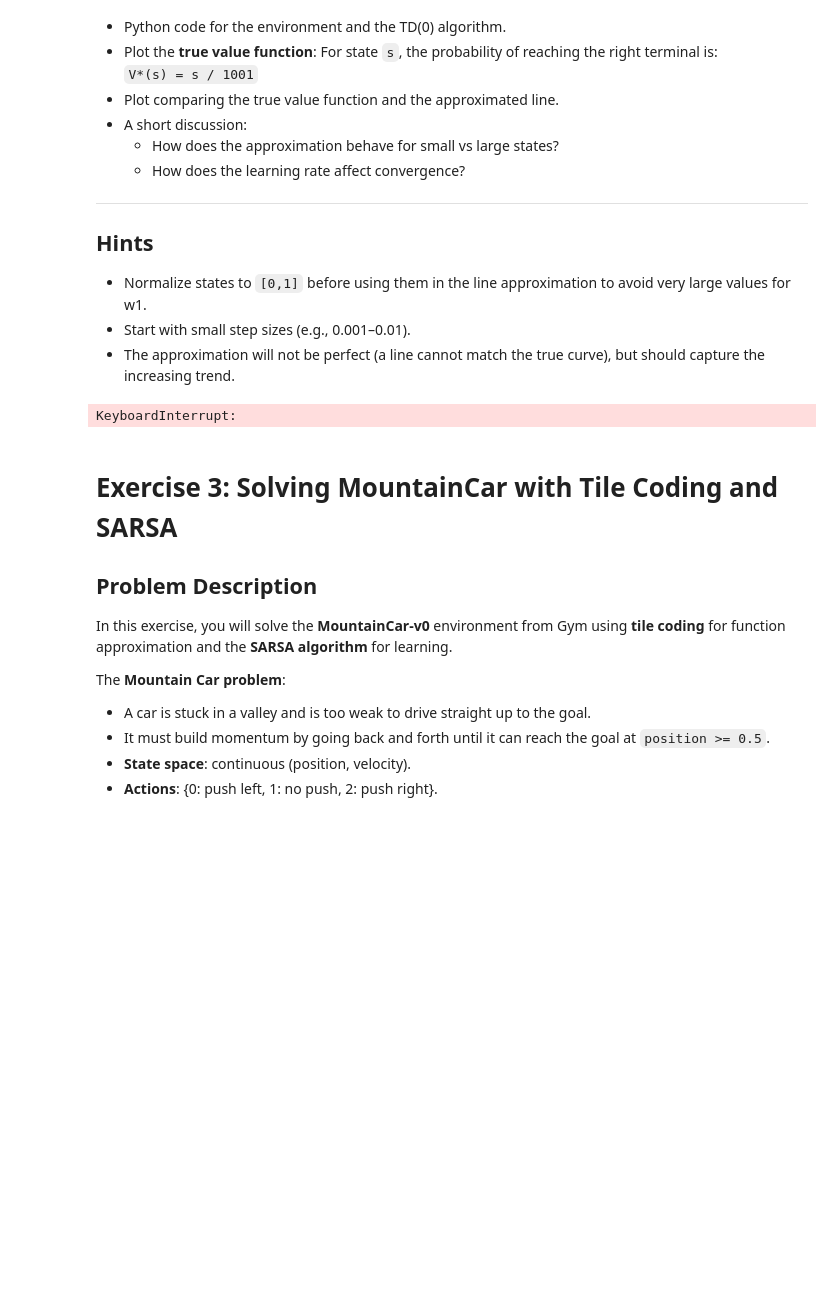
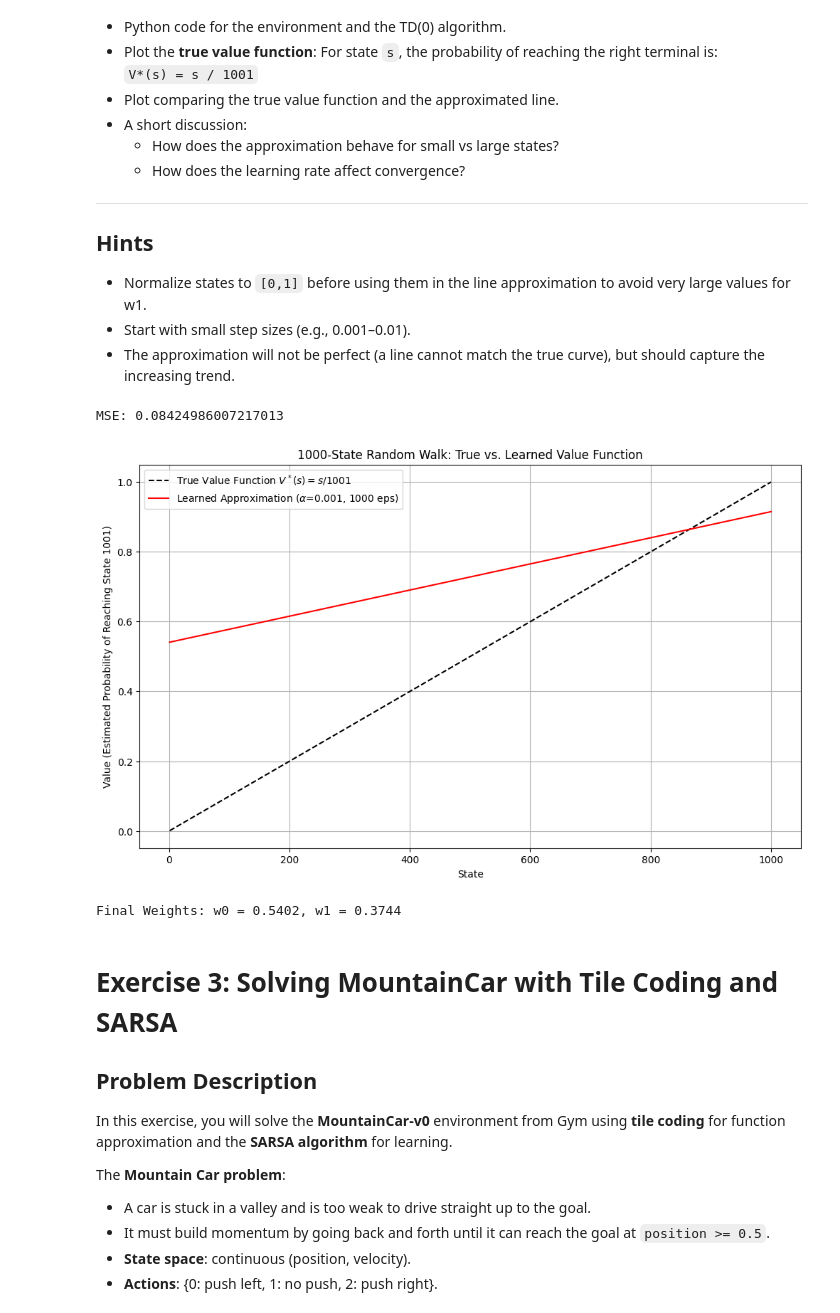
Before and after one commit to subhadeepk/cse437-assignments, a Jupyter notebook: lab5_approximation.ipynb, the cells around one changed output. Drawn from its saved outputs; the diff is of its cells as text; code cells hidden in the pictures; blank space fills up the shorter version.

```diff
--- a/lab5_approximation.ipynb
+++ b/lab5_approximation.ipynb
@@ -266,15 +266,17 @@ class RandomWalkEnv:
         """Takes a random step left or right."""
         # Choose action: -1 for left, +1 for right
         old_state = self.current_state
-        action = np.random.choice([-1, 1])
-        # action = random.randint(-5,5)
+        action = np.random.choice([-100, 100])
+        # action = np.random.choice([-1, 1])
+        # action = random.randint(-50,50)
         self.current_state += action
 
-        if self.current_state < self.terminal_left or self.current_state > self.terminal_right:
-            self.current_state = old_state
+        if self.current_state <= self.terminal_left:
+            self.current_state = self.terminal_left
             reward = 0
             done = False
-        elif self.current_state == self.terminal_right:
+        elif self.current_state >= self.terminal_right:
+            self.current_state = self.terminal_right
             reward = 1
             done = True
         else:
@@ -345,40 +347,64 @@ def train(env, approximator, num_episodes, alpha, gamma=1.0):
             # Move to the next state
             state = next_state
 
+def calculate_mse(actual_values, predicted_values):
+    """
+    Calculates the Mean Squared Error (MSE) between actual and predicted values.
+
+    Args:
+        actual_values (np.array or list): The true, observed values.
+        predicted_values (np.array or list): The values predicted by a model.
+
+    Returns:
+        float: The Mean Squared Error.
+    """
+    actual_values = np.array(actual_values)
+    predicted_values = np.array(predicted_values)
+
+    # Calculate the squared differences
+    squared_errors = np.square(actual_values - predicted_values)
+
+    # Calculate the mean of the squared errors
+    mse = np.mean(squared_errors)
+    return mse
+
 # --- Main Execution and Plotting ---
 if __name__ == '__main__':
     # Hyperparameters
     NUM_EPISODES = 1000
-    ALPHA = 0.05 # A good starting step-size
+    ALPHA = 0.001 # A good starting step-size
 
     # Initialization
     env = RandomWalkEnv()
     approximator = LinearApproximator()
 
     # Train the agent
     train(env, approximator, num_episodes=NUM_EPISODES, alpha=ALPHA)
 
     # --- Evaluation and Plotting ---
     states = np.arange(1, 1001)
 
     # Calculate true values
     true_values = states / 1001.0
 
     # Get learned values from the approximator
     learned_values = [approximator.predict(s) for s in states]
+    print(f"MSE: {calculate_mse(true_values, learned_values)}")
 
     # Plotting the results
     plt.figure(figsize=(12, 7))
     plt.plot(states, true_values, label='True Value Function $V^*(s) = s/1001$', color='black', linestyle='--')
     plt.plot(states, learned_values, label=f'Learned Approximation ($\\alpha$={ALPHA}, {NUM_EPISODES} eps)', color='red')
 
     plt.title('1000-State Random Walk: True vs. Learned Value Function')
     plt.xlabel('State')
     plt.ylabel('Value (Estimated Probability of Reaching State 1001)')
     plt.legend()
     plt.grid(True)
     plt.show()
 
     print(f"Final Weights: w0 = {approximator.weights[0]:.4f}, w1 = {approximator.weights[1]:.4f}")
 # %% [output]
-KeyboardInterrupt:
+MSE: 0.08424986007217013
+[figure, added]
+Final Weights: w0 = 0.5402, w1 = 0.3744
```
Also changed, not shown: parts of 1 cell of this notebook.
